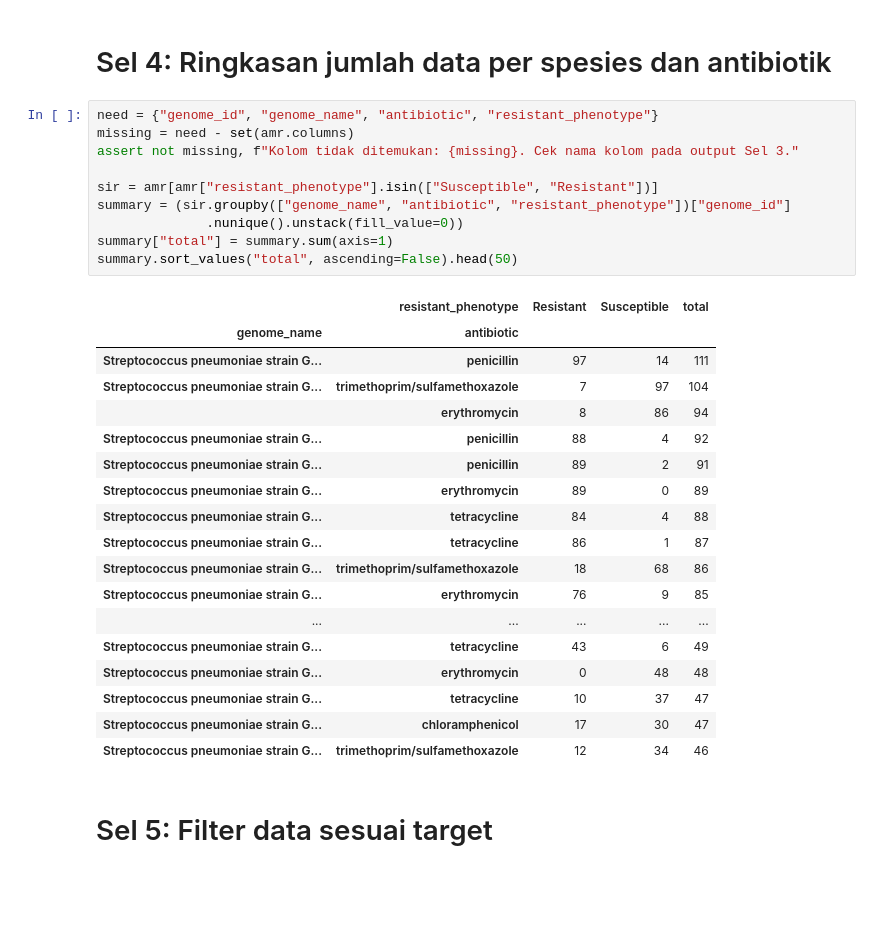
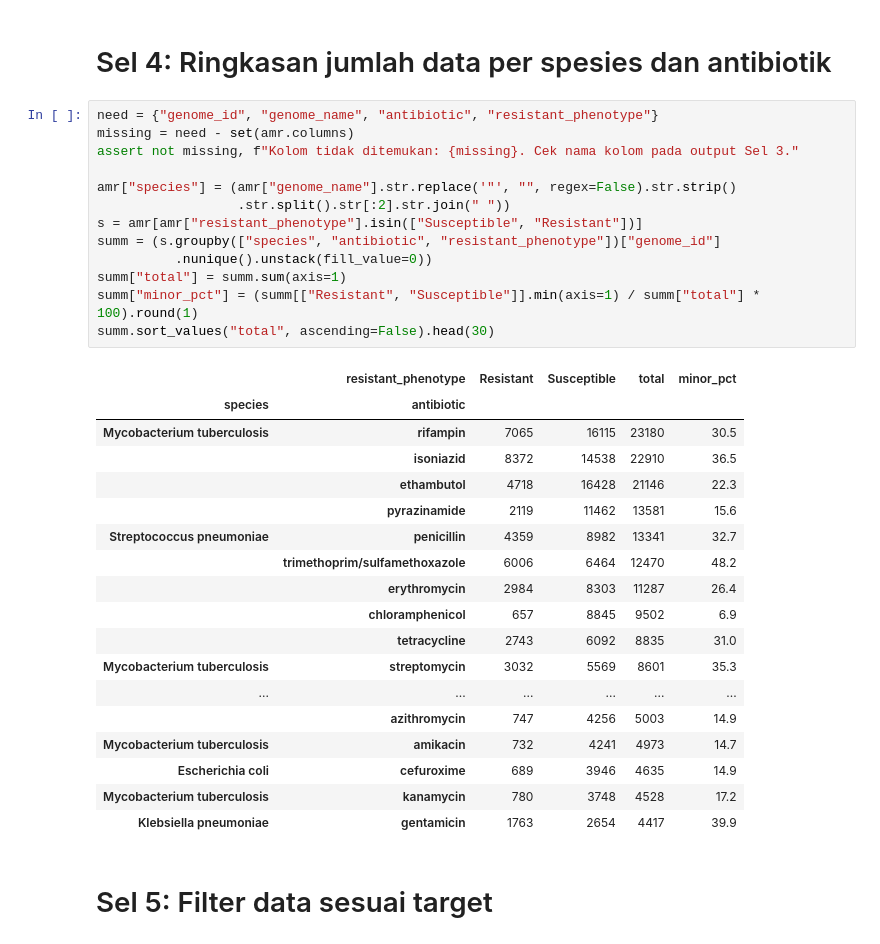
Before and after one commit to LilisCodes/undergraduate-thesis, a Jupyter notebook: data/bv-brc.ipynb, the cells around one changed output. Saved outputs shown, nothing was run; the diff lists cells and outputs as text; blank space fills up the shorter version.

```diff
--- a/data/bv-brc.ipynb
+++ b/data/bv-brc.ipynb
@@ -87,32 +87,35 @@ amr.head()
 # %%
 need = {"genome_id", "genome_name", "antibiotic", "resistant_phenotype"}
 missing = need - set(amr.columns)
 assert not missing, f"Kolom tidak ditemukan: {missing}. Cek nama kolom pada output Sel 3."
 
-sir = amr[amr["resistant_phenotype"].isin(["Susceptible", "Resistant"])]
-summary = (sir.groupby(["genome_name", "antibiotic", "resistant_phenotype"])["genome_id"]
-              .nunique().unstack(fill_value=0))
-summary["total"] = summary.sum(axis=1)
-summary.sort_values("total", ascending=False).head(50)
+amr["species"] = (amr["genome_name"].str.replace('"', "", regex=False).str.strip()
+                  .str.split().str[:2].str.join(" "))
+s = amr[amr["resistant_phenotype"].isin(["Susceptible", "Resistant"])]
+summ = (s.groupby(["species", "antibiotic", "resistant_phenotype"])["genome_id"]
+          .nunique().unstack(fill_value=0))
+summ["total"] = summ.sum(axis=1)
+summ["minor_pct"] = (summ[["Resistant", "Susceptible"]].min(axis=1) / summ["total"] * 100).round(1)
+summ.sort_values("total", ascending=False).head(30)
 # %% [output]
-|  | resistant_phenotype | Resistant | Susceptible | total |
-| genome_name | antibiotic |  |  |  |
-| Streptococcus pneumoniae strain G... | penicillin | 97 | 14 | 111 |
-| Streptococcus pneumoniae strain G... | trimethoprim/sulfamethoxazole | 7 | 97 | 104 |
-|  | erythromycin | 8 | 86 | 94 |
-| Streptococcus pneumoniae strain G... | penicillin | 88 | 4 | 92 |
-| Streptococcus pneumoniae strain G... | penicillin | 89 | 2 | 91 |
-| Streptococcus pneumoniae strain G... | erythromycin | 89 | 0 | 89 |
-| Streptococcus pneumoniae strain G... | tetracycline | 84 | 4 | 88 |
-| Streptococcus pneumoniae strain G... | tetracycline | 86 | 1 | 87 |
-| Streptococcus pneumoniae strain G... | trimethoprim/sulfamethoxazole | 18 | 68 | 86 |
-| Streptococcus pneumoniae strain G... | erythromycin | 76 | 9 | 85 |
-| ... | ... | ... | ... | ... |
-| Streptococcus pneumoniae strain G... | tetracycline | 43 | 6 | 49 |
-| Streptococcus pneumoniae strain G... | erythromycin | 0 | 48 | 48 |
-| Streptococcus pneumoniae strain G... | tetracycline | 10 | 37 | 47 |
-| Streptococcus pneumoniae strain G... | chloramphenicol | 17 | 30 | 47 |
-| Streptococcus pneumoniae strain G... | trimethoprim/sulfamethoxazole | 12 | 34 | 46 |
+|  | resistant_phenotype | Resistant | Susceptible | total | minor_pct |
+| species | antibiotic |  |  |  |  |
+| Mycobacterium tuberculosis | rifampin | 7065 | 16115 | 23180 | 30.5 |
+|  | isoniazid | 8372 | 14538 | 22910 | 36.5 |
+|  | ethambutol | 4718 | 16428 | 21146 | 22.3 |
+|  | pyrazinamide | 2119 | 11462 | 13581 | 15.6 |
+| Streptococcus pneumoniae | penicillin | 4359 | 8982 | 13341 | 32.7 |
+|  | trimethoprim/sulfamethoxazole | 6006 | 6464 | 12470 | 48.2 |
+|  | erythromycin | 2984 | 8303 | 11287 | 26.4 |
+|  | chloramphenicol | 657 | 8845 | 9502 | 6.9 |
+|  | tetracycline | 2743 | 6092 | 8835 | 31.0 |
+| Mycobacterium tuberculosis | streptomycin | 3032 | 5569 | 8601 | 35.3 |
+| ... | ... | ... | ... | ... | ... |
+|  | azithromycin | 747 | 4256 | 5003 | 14.9 |
+| Mycobacterium tuberculosis | amikacin | 732 | 4241 | 4973 | 14.7 |
+| Escherichia coli | cefuroxime | 689 | 3946 | 4635 | 14.9 |
+| Mycobacterium tuberculosis | kanamycin | 780 | 3748 | 4528 | 17.2 |
+| Klebsiella pneumoniae | gentamicin | 1763 | 2654 | 4417 | 39.9 |
 # %% [markdown]
 # Sel 5: Filter data sesuai target
 # %%
```
Also changed, not shown: parts of 3 cells of this notebook.
